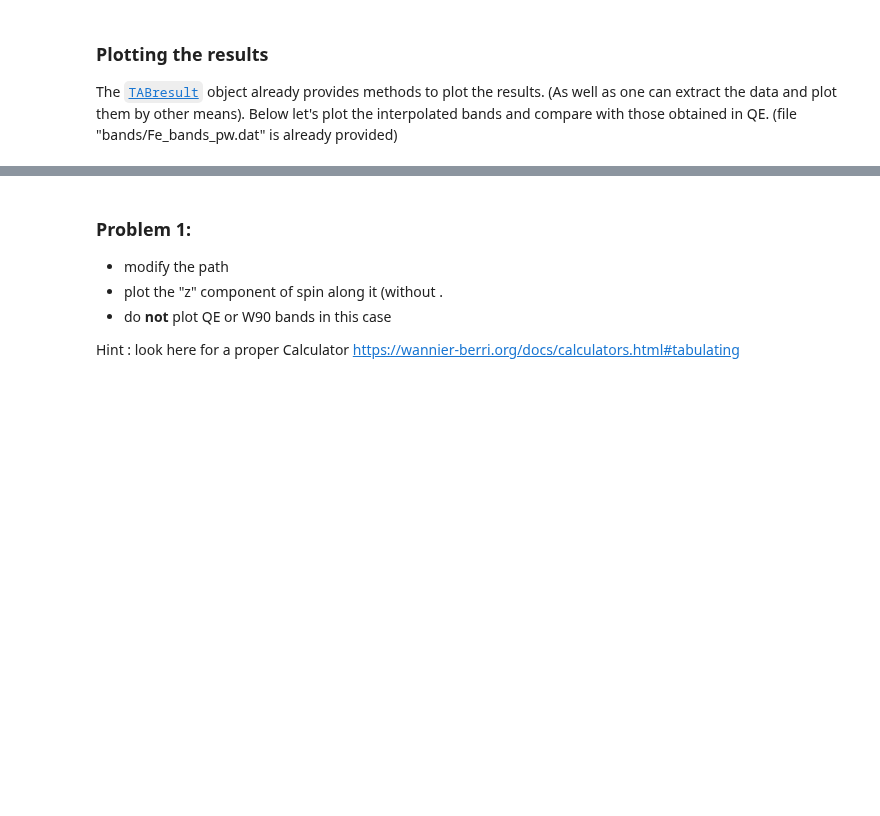
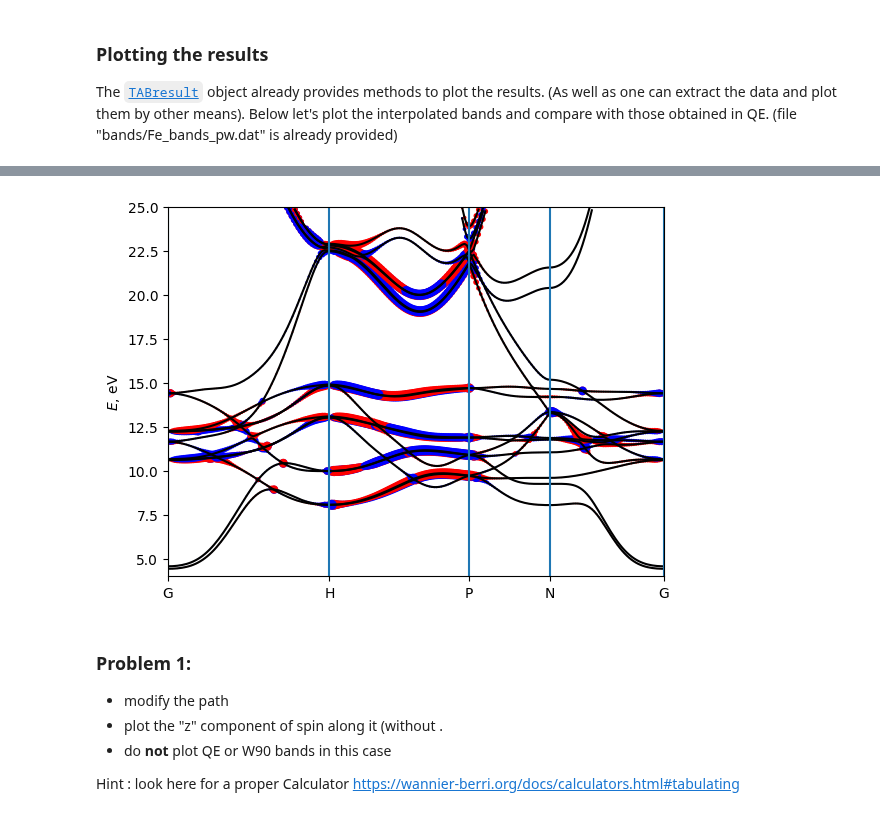
Before and after one commit to wannier-berri/WannierBerri-tutorial, a Jupyter notebook: tutorials/1_basic/tutorial-wb-basic.ipynb, the cells around one changed output, grey strips where cells are left out. Cells and saved outputs as stored; diff of their text form; code cells hidden in the pictures; blank space fills up the shorter version.

```diff
--- a/tutorials/1_basic/tutorial-wb-basic.ipynb
+++ b/tutorials/1_basic/tutorial-wb-basic.ipynb
@@ -188,20 +277,24 @@ plt.close()
 # %%
 # plot the Berry curvature
 path_result.plot_path_fat( path,
-              quantity='berry',
+              quantity='berry_curvature',
               component='z',
-              save_file="Fe_bands+berry.pdf",
+              save_file=None, #"Fe_bands+berry.pdf",
               Eshift=0,
-              Emin=4,  Emax=20,
+              Emin=4,  Emax=25,
               iband=None,
               mode="fatband",
               fatfactor=4,
               cut_k=False,
-              close_fig=True,
-              show_fig=True
+              close_fig=False,
+              show_fig=False,
               )
+plt.show()
+plt.close()
 
 # The size of the dots corresponds to the magnitude of BC on a logarithmic scale
+# %% [output]
+[figure, added]
 # %% [markdown]
 ### Problem 1:
 
```
Also changed, not shown: parts of 27 cells of this notebook.
